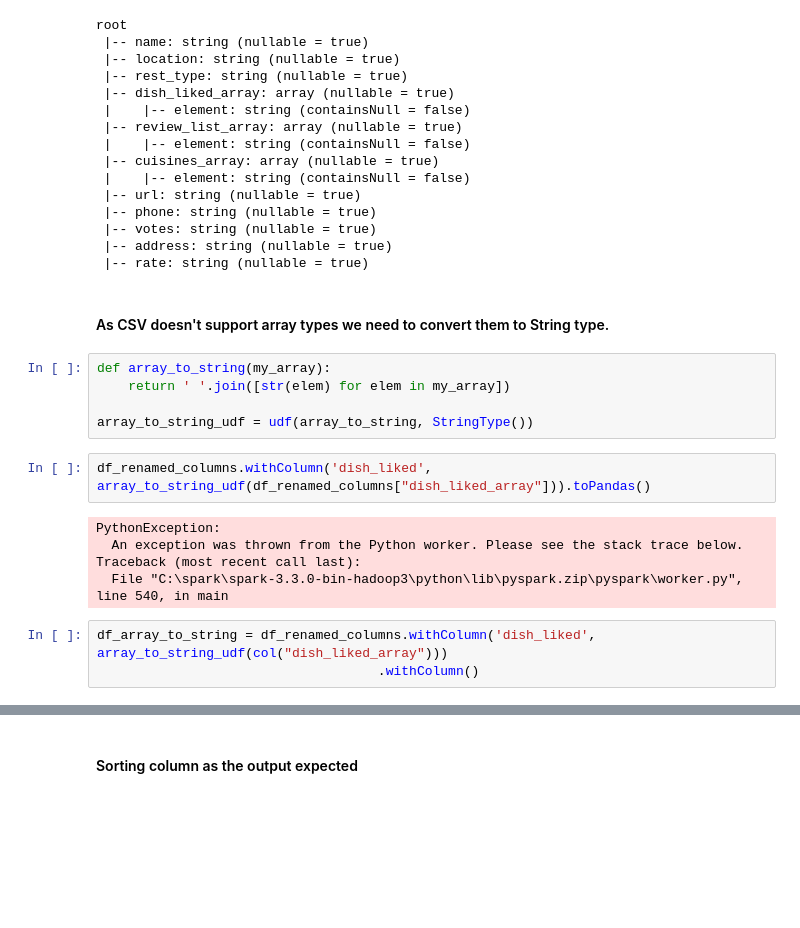
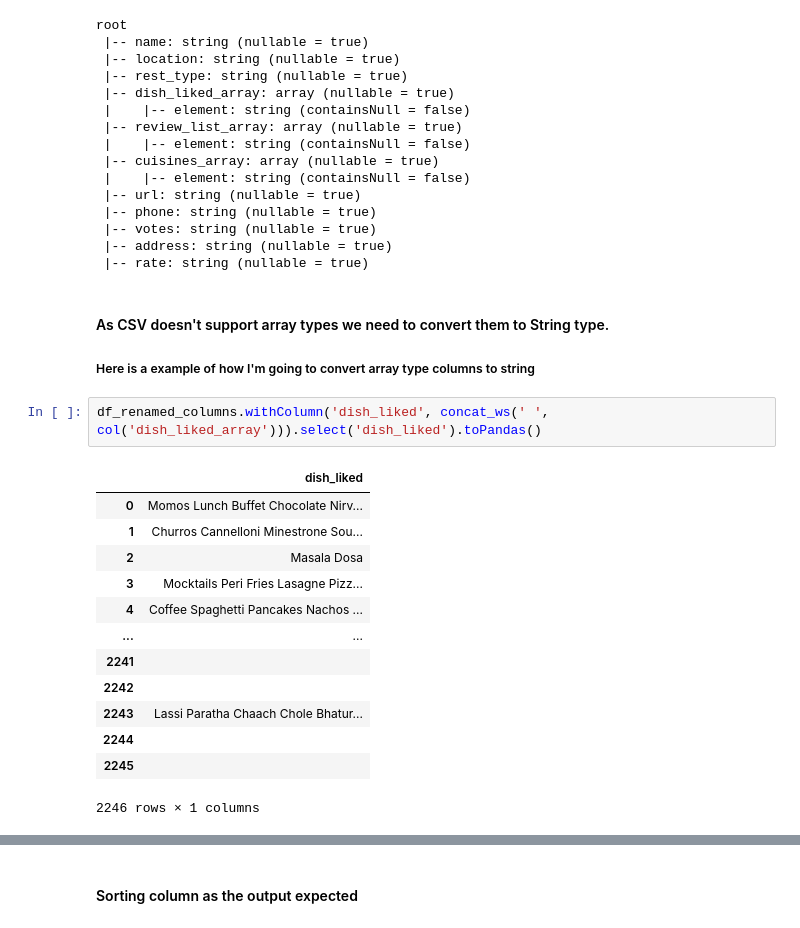
Before and after one commit to LucasMadrid/data_quality_engineering, a Jupyter notebook: dev_data_check.ipynb, the cells around one changed output, grey strips where cells are left out. Drawn from its saved outputs; the diff is of its cells as text; blank space fills up the shorter version.

```diff
--- a/dev_data_check.ipynb
+++ b/dev_data_check.ipynb
@@ -314,18 +315,20 @@ root
  |-- rate: string (nullable = true)
 # %% [markdown]
 #### As CSV doesn't support array types we need to convert them to String type.
+##### Here is a example of how I'm going to convert array type columns to string
-# %%
-def array_to_string(my_array):
-    return ' '.join([str(elem) for elem in my_array])
-
-array_to_string_udf = udf(array_to_string, StringType())
 # %%
-df_renamed_columns.withColumn('dish_liked', array_to_string_udf(df_renamed_columns["dish_liked_array"])).toPandas()
+df_renamed_columns.withColumn('dish_liked', concat_ws(' ', col('dish_liked_array'))).select('dish_liked').toPandas()
 # %% [output]
+|  | dish_liked |
+| 0 | Momos Lunch Buffet Chocolate Nirv... |
+| 1 | Churros Cannelloni Minestrone Sou... |
+| 2 | Masala Dosa |
+| 3 | Mocktails Peri Fries Lasagne Pizz... |
+| 4 | Coffee Spaghetti Pancakes Nachos ... |
+| ... | ... |
+| 2241 |  |
+| 2242 |  |
+| 2243 | Lassi Paratha Chaach Chole Bhatur... |
+| 2244 |  |
+| 2245 |  |
-PythonException:
-  An exception was thrown from the Python worker. Please see the stack trace below.
-Traceback (most recent call last):
-  File "C:\spark\spark-3.3.0-bin-hadoop3\python\lib\pyspark.zip\pyspark\worker.py", line 540, in main
+2246 rows × 1 columns
-# %%
-df_array_to_string = df_renamed_columns.withColumn('dish_liked', array_to_string_udf(col("dish_liked_array")))
-                                    .withColumn()
```
Also changed, not shown: parts of 22 cells of this notebook, 8 other files.
